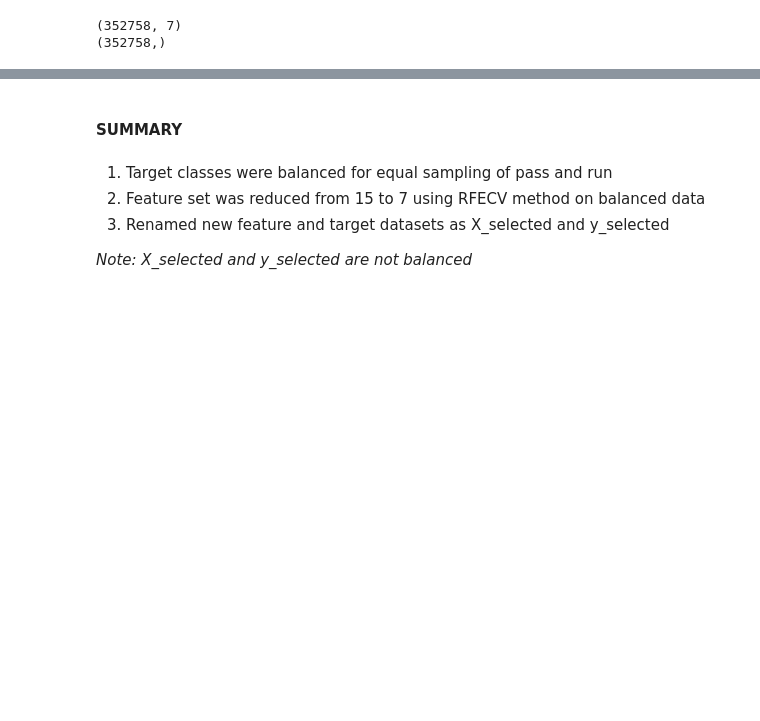
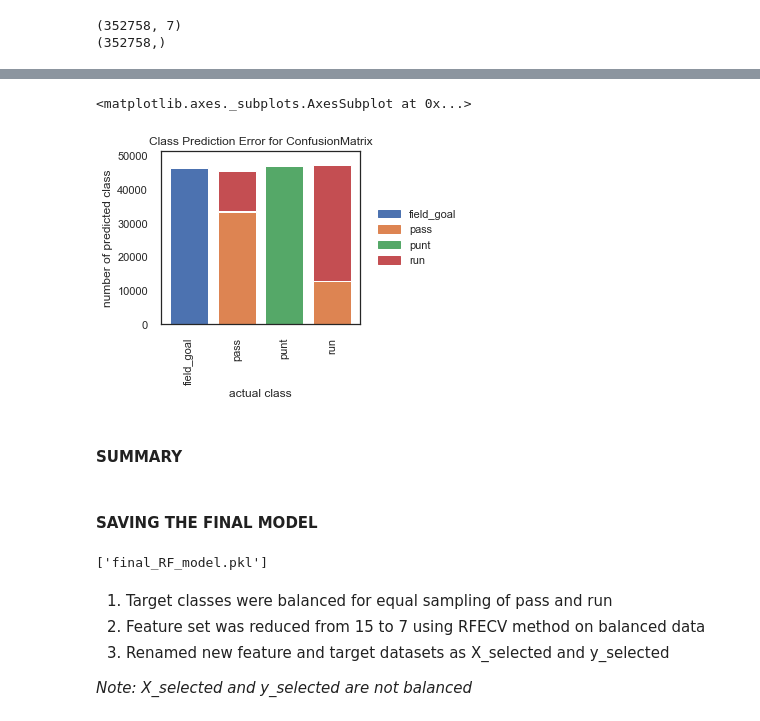
Before and after one commit to tiroger/Prediciting_NFL_Stats_ML, a Jupyter notebook: Model_build_all_plays.ipynb, the cells around one changed output, grey strips where cells are left out. Drawn from its saved outputs; the diff is of its cells as text; code cells hidden in the pictures; blank space fills up the shorter version.

```diff
--- a/Model_build_all_plays.ipynb
+++ b/Model_build_all_plays.ipynb
@@ -989,5 +1039,24 @@ print(y_selected.shape)
+# %%
+# Instantiate the classification model and visualizer
+visualizer_forest_selected = ClassPredictionError(cm_forest_selected)
+visualizer_forest_selected.score(X_test_resampled_selected, y_test_resampled_selected)
+visualizer_forest_selected.show(outpath='model_reports/forrest_resampled_pred_error_all_plays.png', dpi=600, transparent=True)
+# %% [output]
+<matplotlib.axes._subplots.AxesSubplot at 0x...>
+[figure, added]
 # %% [markdown]
 #### SUMMARY
+# %% [markdown]
+#### SAVING THE FINAL MODEL
+# %%
+from sklearn.externals import joblib
+
+rf_classifier_final = RandomForestClassifier(n_estimators=300)
+rf_classifier_final.fit(X_train_resampled_selected, y_train_resampled_selected)
+# Save the model as a pickle in a file
+joblib.dump(rf_classifier_final, 'final_RF_model.pkl')
+# %% [output]
+['final_RF_model.pkl']
 # %% [markdown]
 1. Target classes were balanced for equal sampling of pass and run
 2. Feature set was reduced from 15 to 7 using RFECV method on balanced data
```
Also changed, not shown: parts of 11 cells of this notebook, 42 other files.
